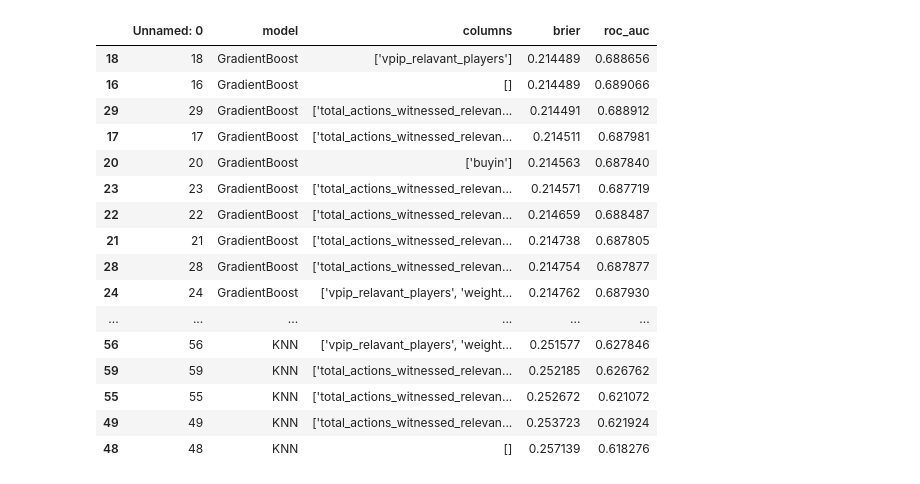
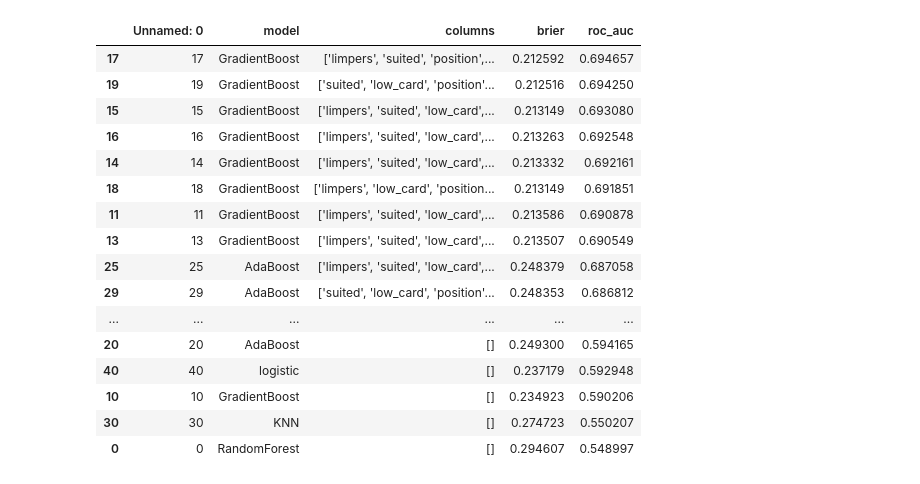
Before and after one commit to SamAndrew27/poker-capstone, a Jupyter notebook: notebooks/examining_columns.ipynb, the cells around one changed output. Saved outputs shown, nothing was run; the diff lists cells and outputs as text; code cells hidden in the pictures.

```diff
--- a/notebooks/examining_columns.ipynb
+++ b/notebooks/examining_columns.ipynb
@@ -2,17 +2,19 @@
 import pandas as pd
 pd.set_option('display.max_rows', 500)
 # %%
-# results = pd.read_csv('../data/classification_model_comparison_limps_calls_reraises.csv')
-# results_2 = pd.read_csv('../data/classification_model_comparison_num_players_.csv')
-# results_3 = pd.read_csv('../data/classification_model_table_stats.csv')
-# results_4 = pd.read_csv('../data/classification_model_relevant_stats.csv')
-# results_5 = pd.read_csv('../data/classification_model_compare_talbe_revelvant.csv')
-# results_6 = pd.read_csv('../data/classification_model_compare_removed_columns.csv')
-# results_7 = pd.read_csv('../data/classification_model_compare_XGB.csv')
-# results_8 = pd.read_csv('../data/classification_compare_card_features.csv')
-# results_9 = pd.read_csv('../data/classification_compare_card_features_round2.csv')
-# results_10 = pd.read_csv('../data/classification_compare_card_features_round3.csv')
-# results_11 = pd.read_csv('../data/classification_compare_card_features_weighted_vpip.csv')
+results = pd.read_csv('../data/compare_models_features/classification_model_comparison_limps_calls_reraises.csv')
+results_2 = pd.read_csv('../data/compare_models_features/classification_model_comparison_num_players_.csv')
+results_3 = pd.read_csv('../data/compare_models_features/classification_model_table_stats.csv')
+results_4 = pd.read_csv('../data/compare_models_features/classification_model_relevant_stats.csv')
+results_5 = pd.read_csv('../data/compare_models_features/classification_model_compare_talbe_revelvant.csv')
+results_6 = pd.read_csv('../data/compare_models_features/classification_model_compare_removed_columns.csv')
+results_7 = pd.read_csv('../data/compare_models_features/classification_model_compare_XGB.csv')
+results_8 = pd.read_csv('../data/compare_models_features/classification_compare_card_features.csv')
+results_9 = pd.read_csv('../data/compare_models_features/classification_compare_card_features_round2.csv')
+results_10 = pd.read_csv('../data/compare_models_features/classification_compare_card_features_round3.csv')
+results_11 = pd.read_csv('../data/compare_models_features/classification_compare_card_features_weighted_vpip.csv')
 results_12 = pd.read_csv('../data/classification_compare_card_features_limpers&callers.csv')
+results_13 = pd.read_csv('../data/classification_compare_default_features.csv')
+results_14 = pd.read_csv('../data/classification_compare_limpers_low_high_card.csv')
 # %%
 results_12.sort_values('roc_auc', ascending=False)
@@ -409,20 +61,22 @@ results_11.sort_values('roc_auc', ascending=False)
 # %%
 results_11.sort_values('brier')
-# %% [output]
-|  | Unnamed: 0 | model | columns | brier | roc_auc |
-| 18 | 18 | GradientBoost | ['vpip_relavant_players'] | 0.214489 | 0.688656 |
-| 16 | 16 | GradientBoost | [] | 0.214489 | 0.689066 |
-| 29 | 29 | GradientBoost | ['total_actions_witnessed_relevan... | 0.214491 | 0.688912 |
-| 17 | 17 | GradientBoost | ['total_actions_witnessed_relevan... | 0.214511 | 0.687981 |
-| 20 | 20 | GradientBoost | ['buyin'] | 0.214563 | 0.687840 |
-| 23 | 23 | GradientBoost | ['total_actions_witnessed_relevan... | 0.214571 | 0.687719 |
-| 22 | 22 | GradientBoost | ['total_actions_witnessed_relevan... | 0.214659 | 0.688487 |
-| 21 | 21 | GradientBoost | ['total_actions_witnessed_relevan... | 0.214738 | 0.687805 |
-| 28 | 28 | GradientBoost | ['total_actions_witnessed_relevan... | 0.214754 | 0.687877 |
-| 24 | 24 | GradientBoost | ['vpip_relavant_players', 'weight... | 0.214762 | 0.687930 |
-| ... | ... | ... | ... | ... | ... |
-| 56 | 56 | KNN | ['vpip_relavant_players', 'weight... | 0.251577 | 0.627846 |
-| 59 | 59 | KNN | ['total_actions_witnessed_relevan... | 0.252185 | 0.626762 |
-| 55 | 55 | KNN | ['total_actions_witnessed_relevan... | 0.252672 | 0.621072 |
-| 49 | 49 | KNN | ['total_actions_witnessed_relevan... | 0.253723 | 0.621924 |
-| 48 | 48 | KNN | [] | 0.257139 | 0.618276 |
+# %%
+results_13.sort_values('roc_auc', ascending=False)
+# %% [output]
+|  | Unnamed: 0 | model | columns | brier | roc_auc |
+| 17 | 17 | GradientBoost | ['limpers', 'suited', 'position',... | 0.212592 | 0.694657 |
+| 19 | 19 | GradientBoost | ['suited', 'low_card', 'position'... | 0.212516 | 0.694250 |
+| 15 | 15 | GradientBoost | ['limpers', 'suited', 'low_card',... | 0.213149 | 0.693080 |
+| 16 | 16 | GradientBoost | ['limpers', 'suited', 'low_card',... | 0.213263 | 0.692548 |
+| 14 | 14 | GradientBoost | ['limpers', 'suited', 'low_card',... | 0.213332 | 0.692161 |
+| 18 | 18 | GradientBoost | ['limpers', 'low_card', 'position... | 0.213149 | 0.691851 |
+| 11 | 11 | GradientBoost | ['limpers', 'suited', 'low_card',... | 0.213586 | 0.690878 |
+| 13 | 13 | GradientBoost | ['limpers', 'suited', 'low_card',... | 0.213507 | 0.690549 |
+| 25 | 25 | AdaBoost | ['limpers', 'suited', 'low_card',... | 0.248379 | 0.687058 |
+| 29 | 29 | AdaBoost | ['suited', 'low_card', 'position'... | 0.248353 | 0.686812 |
+| ... | ... | ... | ... | ... | ... |
+| 20 | 20 | AdaBoost | [] | 0.249300 | 0.594165 |
+| 40 | 40 | logistic | [] | 0.237179 | 0.592948 |
+| 10 | 10 | GradientBoost | [] | 0.234923 | 0.590206 |
+| 30 | 30 | KNN | [] | 0.274723 | 0.550207 |
+| 0 | 0 | RandomForest | [] | 0.294607 | 0.548997 |
```
Also changed, not shown: parts of 31 cells of this notebook, 4 other files.
